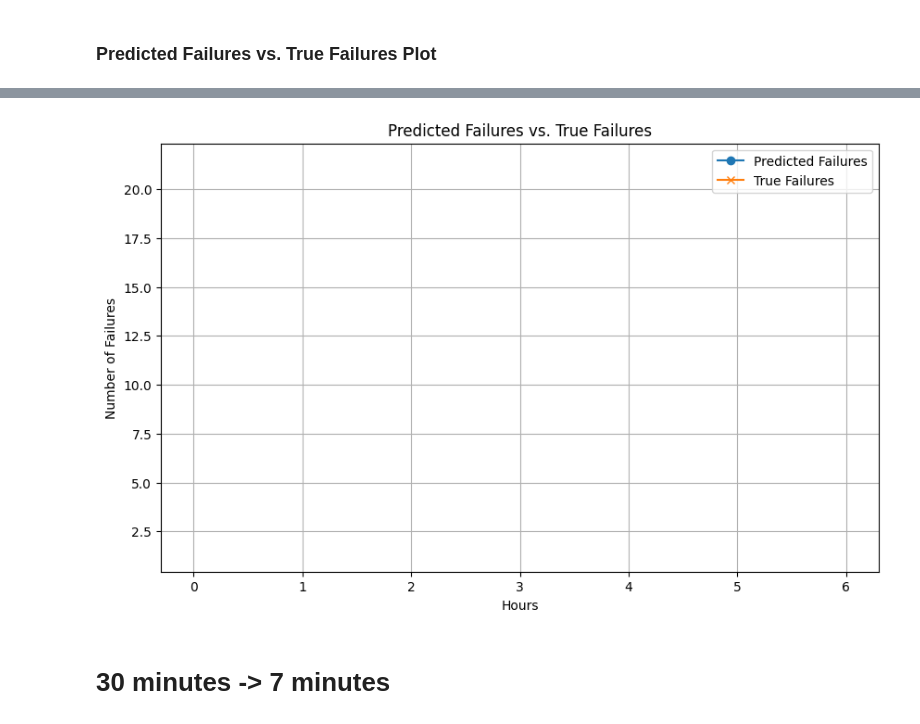
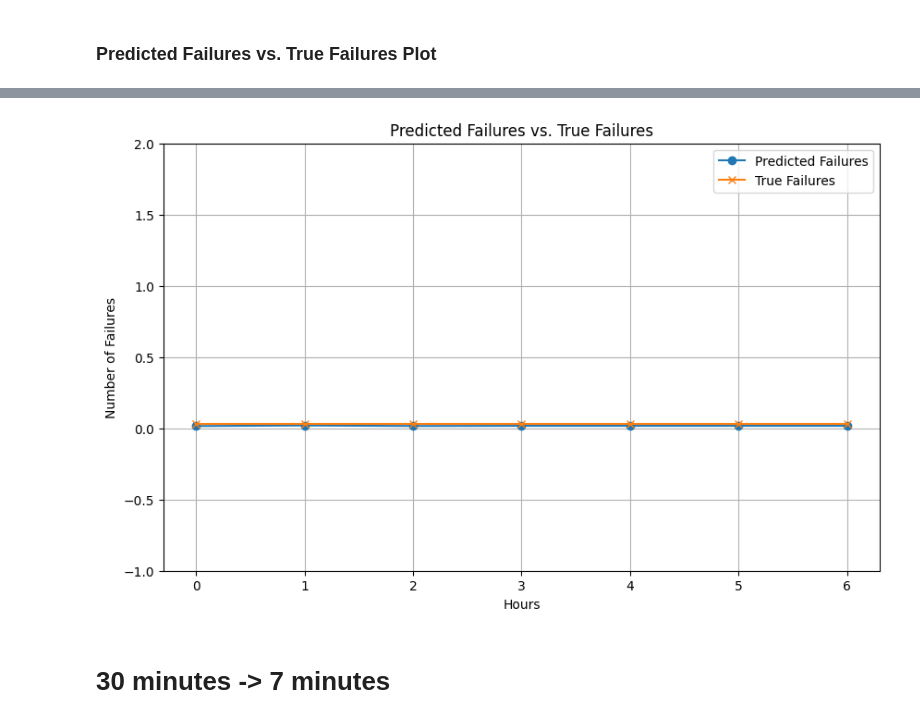
Before and after one commit to yyzangg/honours-programme-project, a Jupyter notebook: LSTM.ipynb, the cells around one changed output, grey strips where cells are left out. Cells and saved outputs as stored; diff of their text form; code cells hidden in the pictures.

```diff
--- a/LSTM.ipynb
+++ b/LSTM.ipynb
@@ -442,7 +386,7 @@ plt.xlabel('Hours')
 plt.ylabel('Number of Failures')
 plt.title('Predicted Failures vs. True Failures')
 plt.legend()
-plt.ylim(target_min_hour, target_max_hour)
+plt.ylim(-1, 2)
 plt.grid(True)
 plt.show()
 # %% [output]
@@ -462,4 +406,4 @@ Mean Absolute Error for Predictions: 0.0047
-[figure, old version]
+[figure, new version]
 # %% [markdown]
 # 30 minutes -> 7 minutes
 # %%
```
Also changed, not shown: parts of 20 cells of this notebook, 2 other files.
